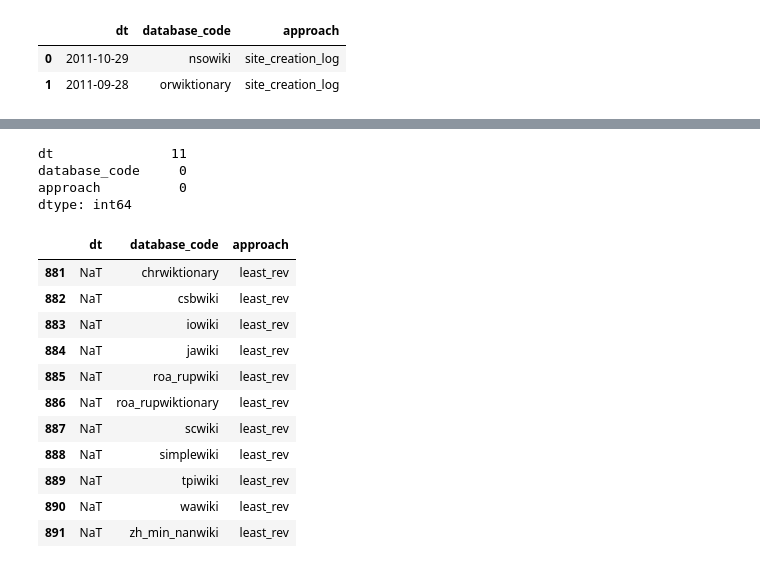
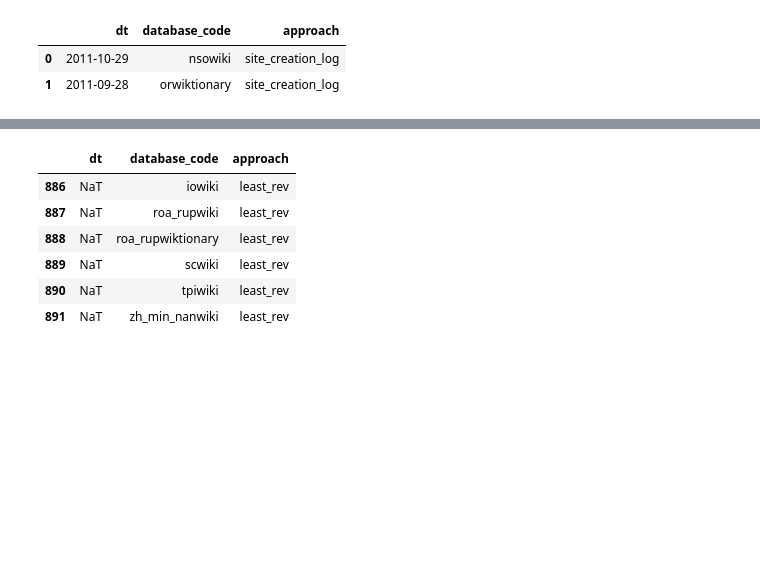
Before and after one commit to kcvelaga/wikidb_start_end, a Jupyter notebook: creation.ipynb, the cells around one changed output, grey strips where cells are left out. Saved outputs shown, nothing was run; the diff lists cells and outputs as text; code cells hidden in the pictures; blank space fills up the shorter version.

```diff
--- a/creation.ipynb
+++ b/creation.ipynb
@@ -296,23 +315,13 @@ assert public_content_wikis.query("""database_code != @creation_dts.database_cod
 # %%
-creation_dts.isna().sum()
+creation_dts[creation_dts.dt.isna()]
 # %% [output]
-dt               11
-database_code     0
-approach          0
-dtype: int64
+|  | dt | database_code | approach |
+| 886 | NaT | iowiki | least_rev |
+| 887 | NaT | roa_rupwiki | least_rev |
+| 888 | NaT | roa_rupwiktionary | least_rev |
+| 889 | NaT | scwiki | least_rev |
+| 890 | NaT | tpiwiki | least_rev |
+| 891 | NaT | zh_min_nanwiki | least_rev |
 # %%
-creation_dts[creation_dts.dt.isna()]
+creation_dts['dt'] = pd.to_datetime(creation_dts['dt'], yearfirst=True)
-# %% [output]
-|  | dt | database_code | approach |
-| 881 | NaT | chrwiktionary | least_rev |
-| 882 | NaT | csbwiki | least_rev |
-| 883 | NaT | iowiki | least_rev |
-| 884 | NaT | jawiki | least_rev |
-| 885 | NaT | roa_rupwiki | least_rev |
-| 886 | NaT | roa_rupwiktionary | least_rev |
-| 887 | NaT | scwiki | least_rev |
-| 888 | NaT | simplewiki | least_rev |
-| 889 | NaT | tpiwiki | least_rev |
-| 890 | NaT | wawiki | least_rev |
-| 891 | NaT | zh_min_nanwiki | least_rev |
 # %%
```
Also changed, not shown: parts of 8 cells of this notebook.
